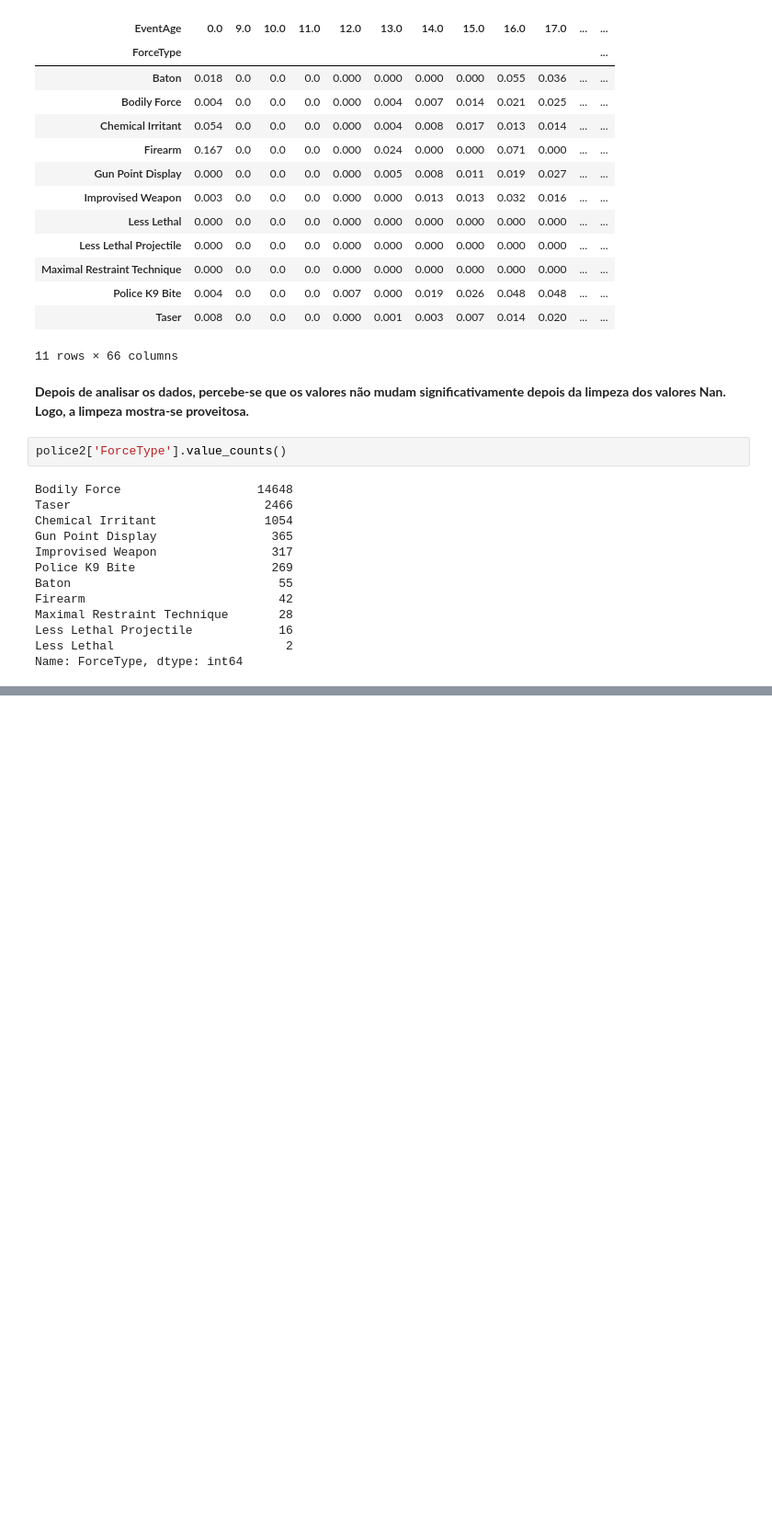
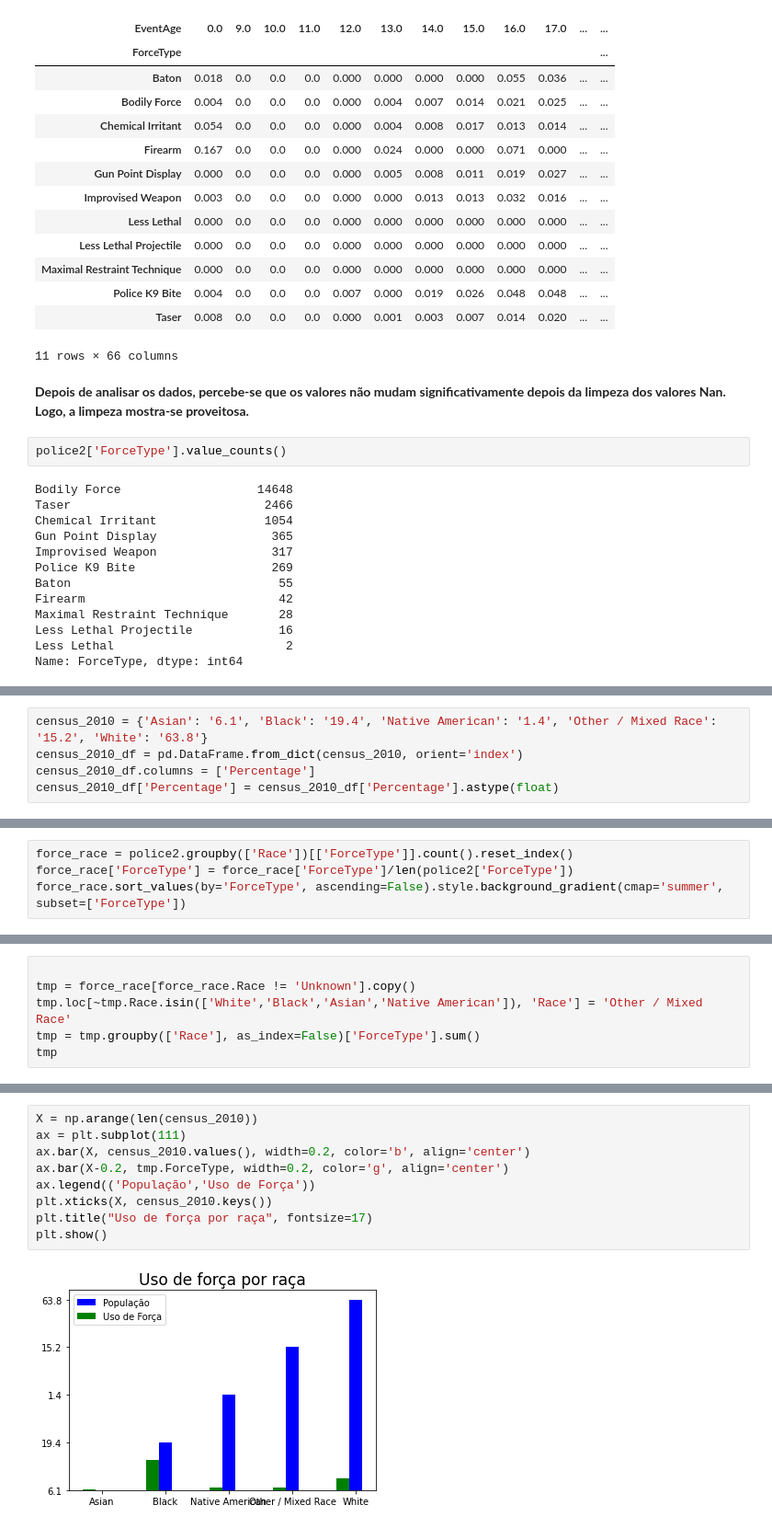
Before and after one commit to ivanabb2/CDados-Projeto-2, a Jupyter notebook: archive/use_of_force_read.ipynb, the cells around one changed output, grey strips where cells are left out. Shown at 92% size. Saved outputs shown, nothing was run; the diff lists cells and outputs as text; blank space fills up the shorter version.

```diff
--- a/archive/use_of_force_read.ipynb
+++ b/archive/use_of_force_read.ipynb
@@ -214,0 +217,5 @@ Name: ForceType, dtype: int64
+# %%
+census_2010 = {'Asian': '6.1', 'Black': '19.4', 'Native American': '1.4', 'Other / Mixed Race': '15.2', 'White': '63.8'}
+census_2010_df = pd.DataFrame.from_dict(census_2010, orient='index')
+census_2010_df.columns = ['Percentage']
+census_2010_df['Percentage'] = census_2010_df['Percentage'].astype(float)
@@ -214,0 +232,4 @@ Name: ForceType, dtype: int64
+# %%
+force_race = police2.groupby(['Race'])[['ForceType']].count().reset_index()
+force_race['ForceType'] = force_race['ForceType']/len(police2['ForceType'])
+force_race.sort_values(by='ForceType', ascending=False).style.background_gradient(cmap='summer', subset=['ForceType'])
@@ -214,0 +246,6 @@ Name: ForceType, dtype: int64
+# %%
+
+tmp = force_race[force_race.Race != 'Unknown'].copy()
+tmp.loc[~tmp.Race.isin(['White','Black','Asian','Native American']), 'Race'] = 'Other / Mixed Race'
+tmp = tmp.groupby(['Race'], as_index=False)['ForceType'].sum()
+tmp
@@ -214,0 +259,11 @@ Name: ForceType, dtype: int64
+# %%
+X = np.arange(len(census_2010))
+ax = plt.subplot(111)
+ax.bar(X, census_2010.values(), width=0.2, color='b', align='center')
+ax.bar(X-0.2, tmp.ForceType, width=0.2, color='g', align='center')
+ax.legend(('População','Uso de Força'))
+plt.xticks(X, census_2010.keys())
+plt.title("Uso de força por raça", fontsize=17)
+plt.show()
+# %% [output]
+[figure, added]
```
Also changed, not shown: parts of 5 cells of this notebook.
